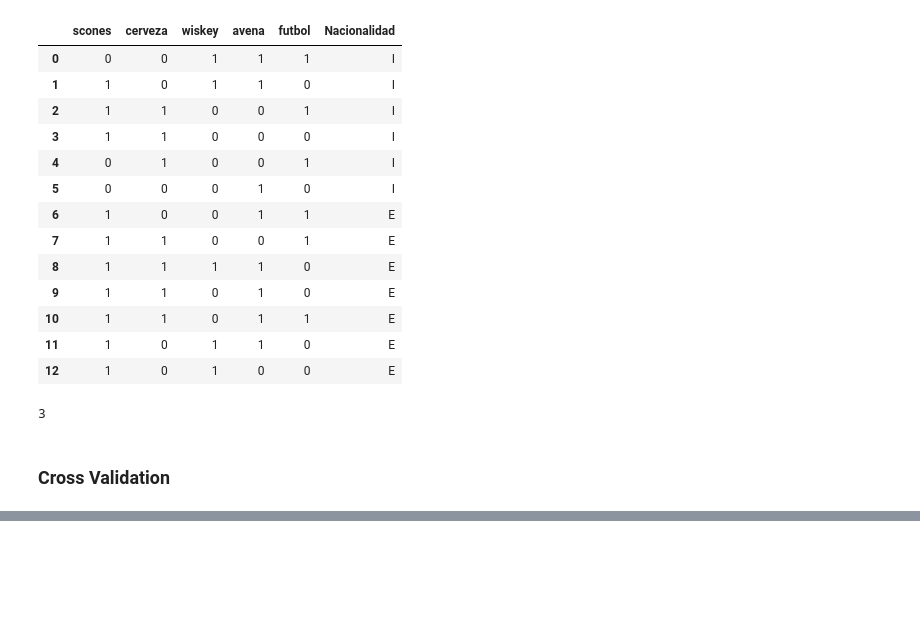
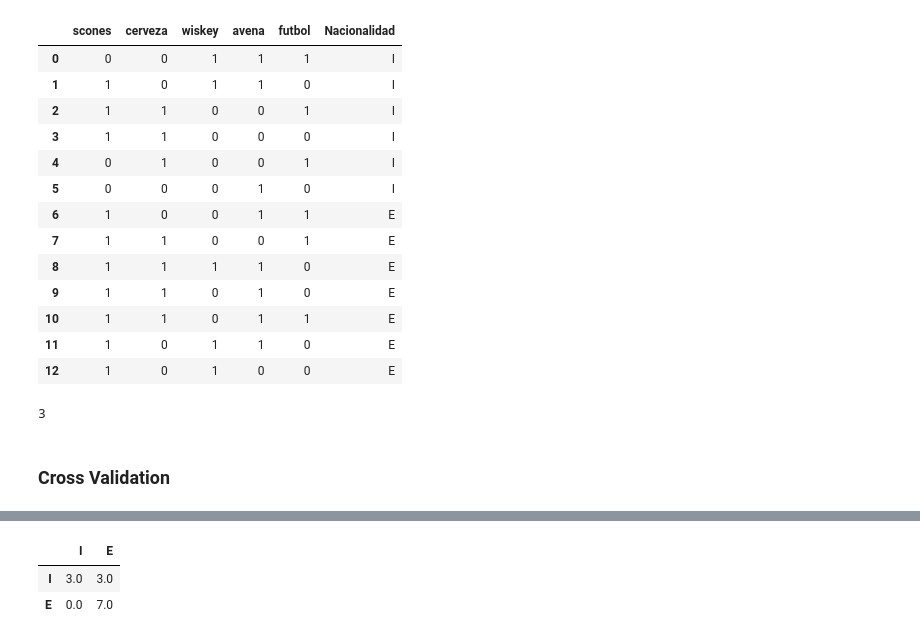
Before and after one commit to pdomins/bayesian-learning, a Jupyter notebook: ej1_bayes_brits.ipynb, the cells around one changed output, grey strips where cells are left out. Saved outputs shown, nothing was run; the diff lists cells and outputs as text; code cells hidden in the pictures; blank space fills up the shorter version.

```diff
--- a/ej1_bayes_brits.ipynb
+++ b/ej1_bayes_brits.ipynb
@@ -348,2 +348,11 @@ Test error: 2
 
 ------------------------------------------------
+# %%
+def get_single_prediction_dict(output_df : pd.Series, train_df, laplace_smoothing=False):
+    prediction = get_single_prediction(output_df, train_df, laplace_smoothing)
+    prediction = prediction[list(prediction.keys())[0]]
+    prediction.pop('max')
+    return {
+        "P" : prediction["I"],
+        "N" : prediction["E"]
+    }
@@ -349,0 +387,6 @@ Test error: 2
+# %%
+calculate_confusion_matrix(np.array(["I", "E"]), predicted, train_df_label_dict)
+# %% [output]
+|  | I | E |
+| I | 3.0 | 3.0 |
+| E | 0.0 | 7.0 |
```
Also changed, not shown: parts of 9 cells of this notebook.
